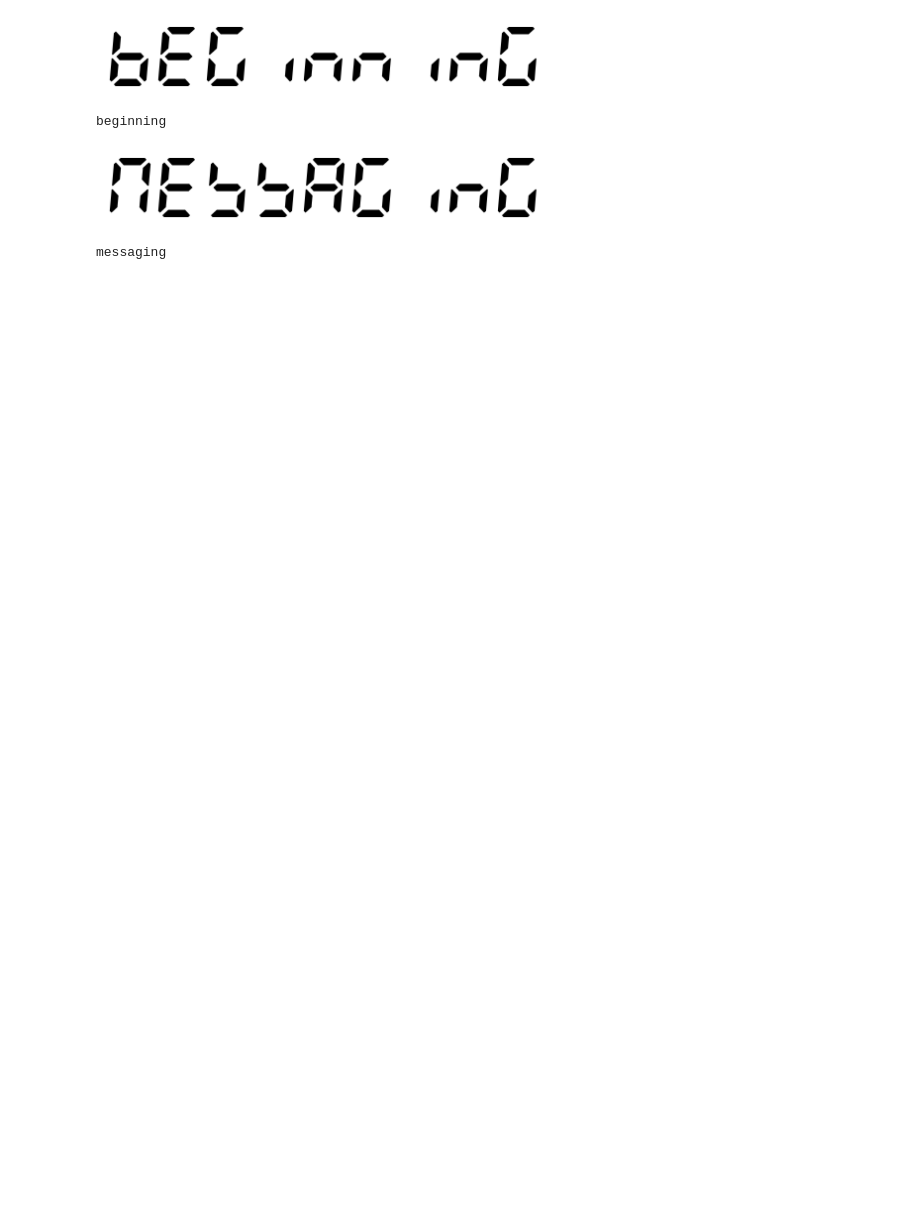
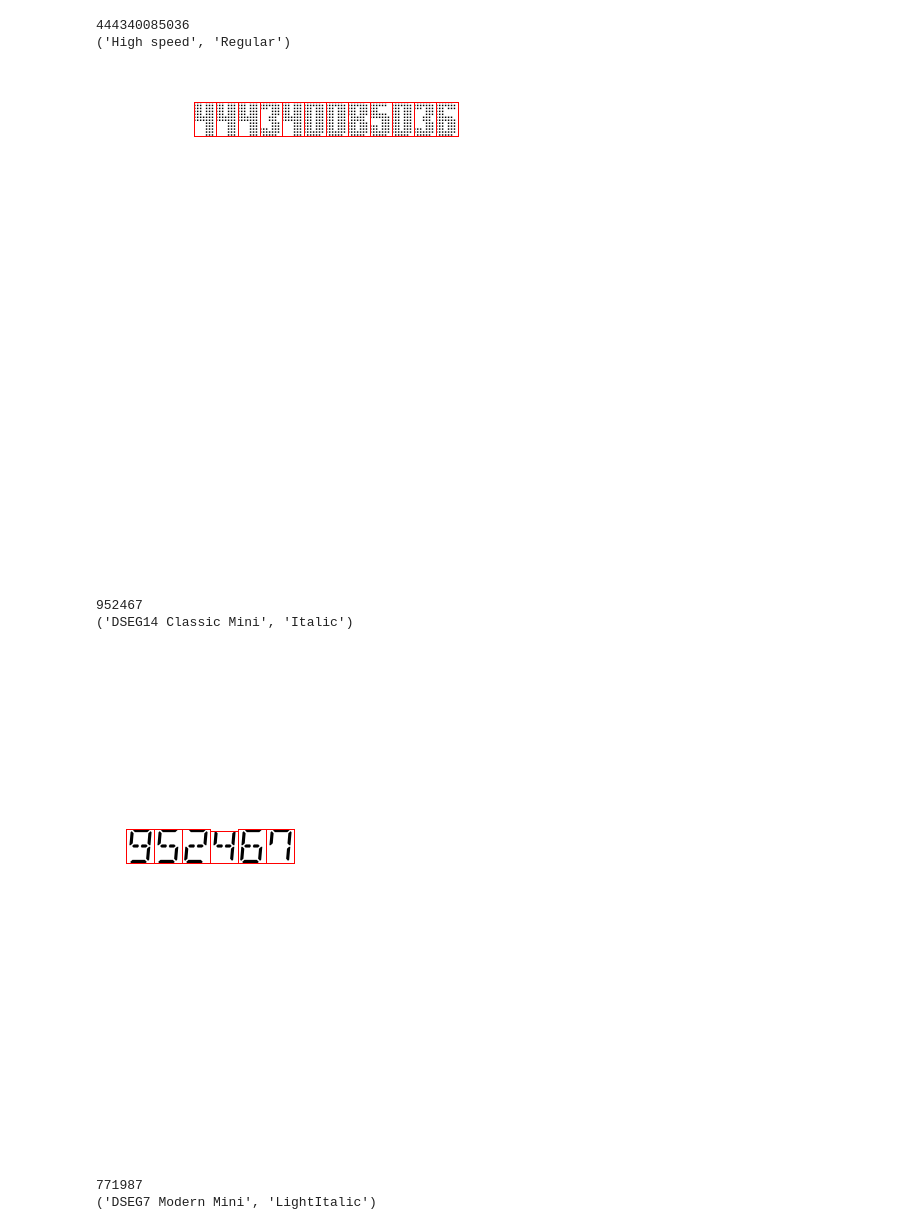
Before and after one commit to fatihkaan22/ocr-digital-display, a Jupyter notebook: synthetic-data-generation/create_dataset.ipynb, the cells around one changed output. Cells and saved outputs as stored; diff of their text form; code cells hidden in the pictures; blank space fills up the shorter version.

Commit message:
feat(synthetic-data-generation): draw bounding box

```diff
--- a/synthetic-data-generation/create_dataset.ipynb
+++ b/synthetic-data-generation/create_dataset.ipynb
@@ -28,7 +41,8 @@ def get_wordlist():
   return response.content.splitlines()
 
 WORDS = get_wordlist()
-ALPHAS = [':', '.'] # TODO: &
+# ALPHAS = [':', '.'] # TODO: &
+ALPHAS = []
 
 def char_list():
   return concatv(
@@ -78,10 +92,11 @@ def supported_filter(font):
 
 def sample_text(font):
   return pipe([
-      random_string_from_charset(list(string.digits) + ALPHAS),
-      random_word(),
+#      random_string_from_charset(list(string.digits) + ALPHAS),
+#      random_word(),
       random_digits()
     ],
+    filter(supported_filter(font)),
     filter(supported_filter(font)),
     list,
     random.choice
@@ -109,30 +124,48 @@ def random_gibberish(font):
 # %%
 def draw_sample(font_path):
   word = sample_text(TTFont(font_path))
-  font = ImageFont.truetype(font_path, 60)
-  img = Image.new("RGBA", (800,80),(255,255,255))
+  font = ImageFont.truetype(font_path, 34)
+  img = Image.new("RGBA", (512,512),(255,255,255))
   draw = ImageDraw.Draw(img)
-  draw.text((10, 10),word,(0,0,0),font=font)
+  xy = (random.randrange(5, 100),
+        random.randrange(10, 400))
+  draw.text(xy,word,(0,0,0),font=font)
   draw = ImageDraw.Draw(img)
-  return {'img': img, 'text': word}
+  for i, char in enumerate(word):
+    right, bottom = font.getsize(word[:i+1])
+    width, height = font.getmask(char).size
+    right += xy[0]
+    bottom += xy[1]
+    top = bottom - height
+    left = right - width
+    draw.rectangle((left, top, right, bottom), None, '#f00')
+  return {'img': img, 'text': word, 'font': font.getname()}
 
-def generate_data(fonts, sample_count):
+def generate_data(fonts, sample_count=1):
   return pipe(
       fonts,
       mapcat(lambda font: pipe(
           range(sample_count),
           map(lambda _: font),
           map(draw_sample),
       )),
   )
 
-font_paths = map(lambda f: os.path.join(paths['fonts'], f))(os.listdir(paths['fonts']))
+def get_font_path(filename):
+  return os.path.join(paths['fonts'], filename)
 
-for d in generate_data(font_paths, 5):
+font_paths = map(get_font_path)(os.listdir(paths['fonts']))
+
+for d in generate_data(font_paths, 1):
+  print(d['text'])
+  print(d['font'])
   display(d['img'])
-  print(d['text'])
 # %% [output]
+444340085036
+('High speed', 'Regular')
-[figure, old version]
+[figure, new version]
-beginning
+952467
+('DSEG14 Classic Mini', 'Italic')
-[figure, old version]
+[figure, new version]
-messaging
+771987
+('DSEG7 Modern Mini', 'LightItalic')
```
Also changed, not shown: parts of 5 cells of this notebook.
